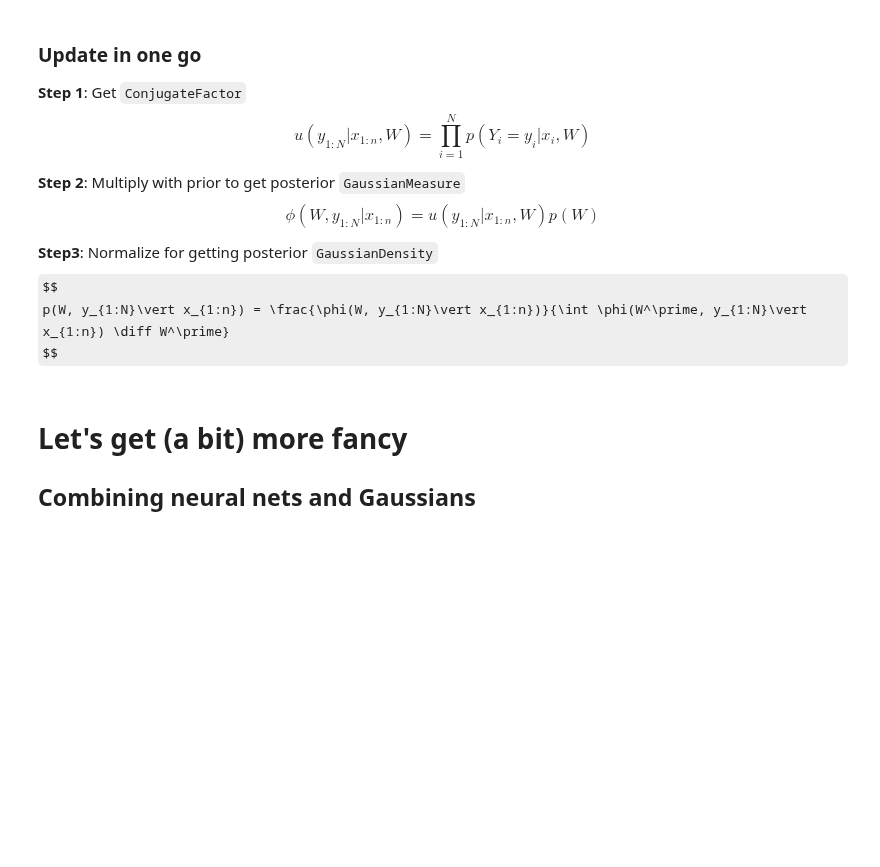
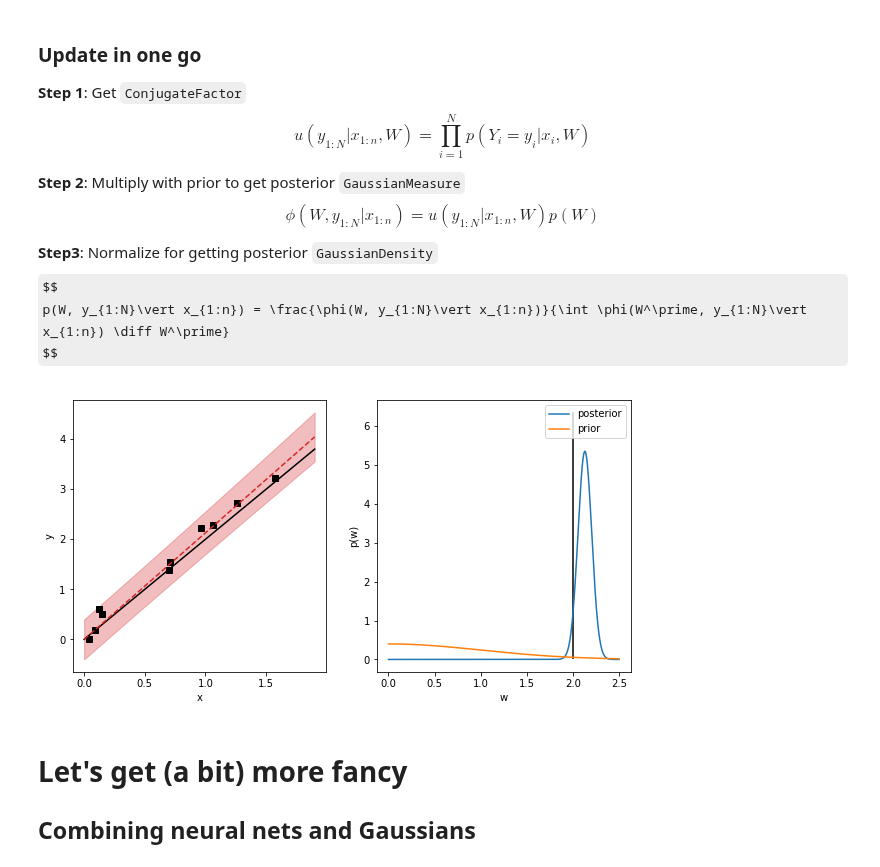
Before and after one commit to christiando/gaussian-toolbox, a Jupyter notebook: notebooks/Tutorial_Presentation.ipynb, the cells around one changed output. Drawn from its saved outputs; the diff is of its cells as text; code cells hidden in the pictures; some formulas as TeX source; blank space fills up the shorter version.

```diff
--- a/notebooks/Tutorial_Presentation.ipynb
+++ b/notebooks/Tutorial_Presentation.ipynb
@@ -559,34 +595,36 @@ p_y_W = p_W * p_y_given_W # p(W, Y=y) = p(Y=y|W)p(W)
 p_W_given_y = p_y_W.get_density() # p(W| Y=y)
 
 # PREDICTION: Density for new data points
 # STEP P1
 x_star = x_range
 N_star = x_star.shape[0]
 M = jnp.reshape(x_star, (N_star, 1, x_star.shape[1]))
 b = jnp.zeros((N_star, 1))
 Sigma = sigma_y ** 2.0 * jnp.ones((N_star, 1, 1))
-p_Y_given_W = conditional.ConditionalGaussianDensity(M=M, b=b, Sigma=Sigma)
+p_Y_given_W = conditional.ConditionalGaussianPDF(M=M, b=b, Sigma=Sigma)
 # STEP P2
 p_Y = p_Y_given_W.affine_marginal_transformation(p_W_given_y)
 
 plt.figure(figsize=(10,5))
 plt.subplot(122)
 plt.plot(w_range[:,0], p_W_given_y(w_range)[0], label='posterior')
 plt.plot(w_range[:,0], p_W(w_range)[0], label='prior')
 plt.vlines(w,0,jnp.amax(p_W_given_y(w_range)[0]) + 1, 'k')
 plt.xlabel('w')
 plt.ylabel('p(w)')
 plt.legend()
 ax1 = plt.subplot(121)
 ax1.plot(x[:i+1], y[:i+1], 'ks')
 ax1.plot(x_range, y_range, 'k')
 ax1.plot(x_star, p_Ystar.mu, 'C3--')
 ax1.fill_between(x_star[:,0], p_Ystar.mu[:,0] - 2 * jnp.sqrt(p_Ystar.Sigma[:,0,0]),
                               p_Ystar.mu[:,0] + 2 * jnp.sqrt(p_Ystar.Sigma[:,0,0]),
                 alpha=.3, color='C3')
 ax1.set_xlabel('x')
 ax1.set_ylabel('y')
 plt.show()
+# %% [output]
+[figure, added]
 # %% [markdown]
 # Let's get (a bit) more fancy
 
```
Also changed, not shown: parts of 22 cells of this notebook, 3 other files.
